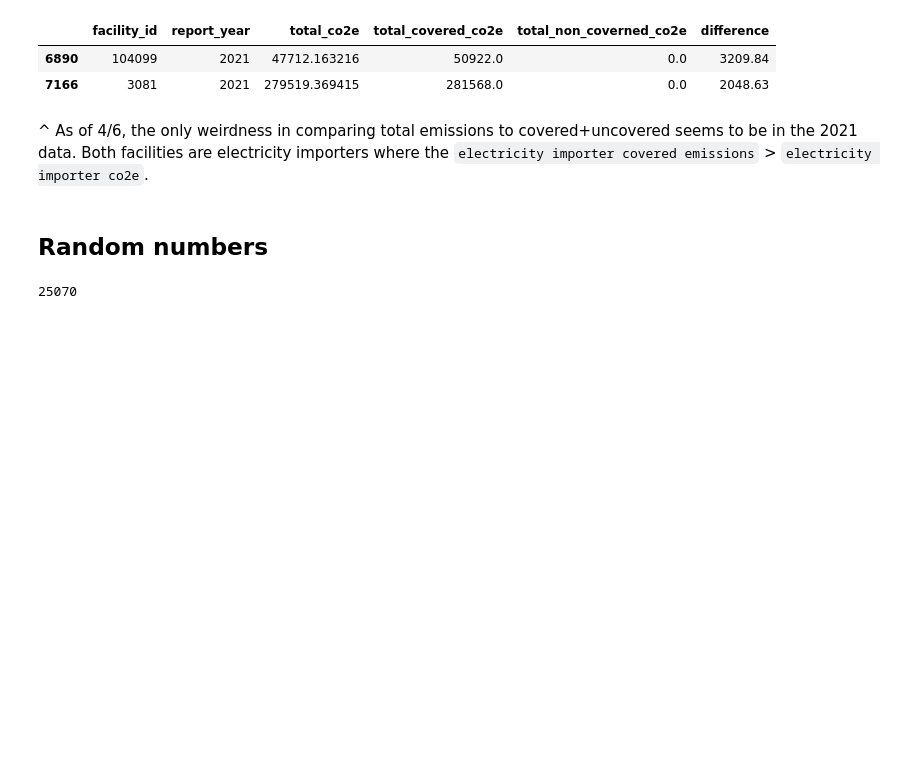
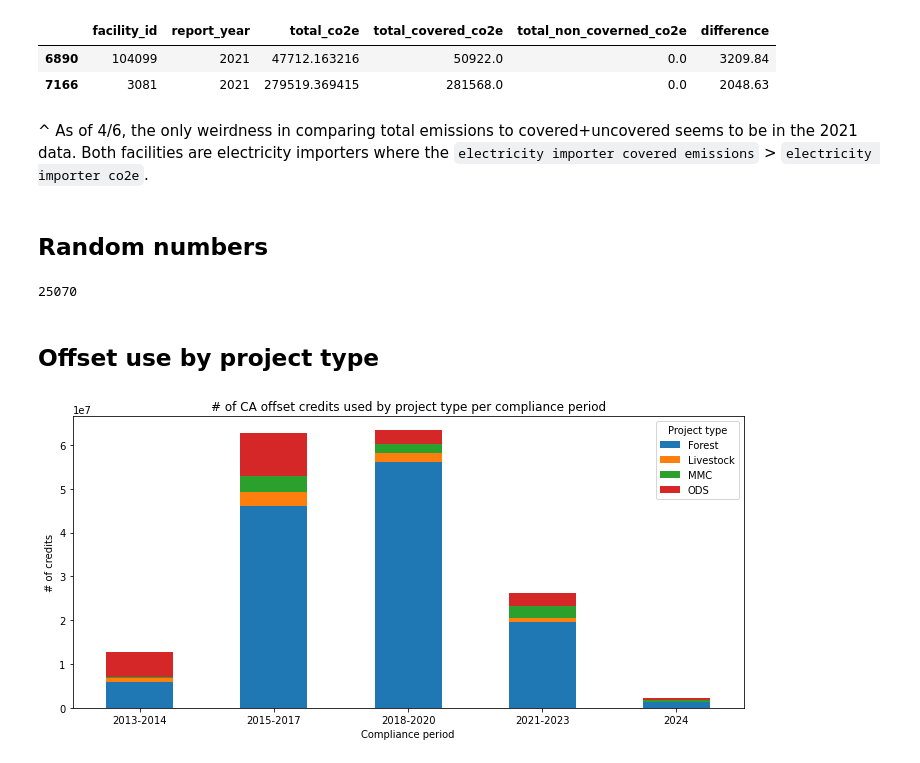
Before and after one commit to carbonplan/slcp-offsetting, a Jupyter notebook: timeseries-data/ca-timeseries.ipynb, the cells around one changed output. Cells and saved outputs as stored; diff of their text form; code cells hidden in the pictures; blank space fills up the shorter version.

Commit message:
added some notebook figs looking at offset use breakdown

```diff
--- a/timeseries-data/ca-timeseries.ipynb
+++ b/timeseries-data/ca-timeseries.ipynb
@@ -730,3 +730,30 @@ offset_use_issuance_table = {
 print (offset_use_compliance_report['2013-2014']-offset_use_issuance_table['2013-2014'])
 # %% [output]
 25070
+# %% [markdown]
+## Offset use by project type
+# %%
+compliance_cols = ['compliance_1', 'compliance_2', 'compliance_3', 'compliance_4', 'compliance_5']
+period_labels   = ['2013-2014', '2015-2017', '2018-2020', '2021-2023', '2024']
+
+melted = df_issuance.melt(
+    id_vars='project_type',
+    value_vars=compliance_cols,
+    var_name='period',
+    value_name='credits'
+)
+
+period_credits = melted.groupby(['period', 'project_type'])['credits'].sum().unstack(fill_value=0)
+# period_shares = period_shares.div(period_shares.sum(axis=1), axis=0)
+period_credits.index = period_labels
+
+period_credits.plot(kind='bar', stacked=True, figsize=(10, 5))
+plt.xlabel("Compliance period")
+plt.ylabel("# of credits")
+plt.title("# of CA offset credits used by project type per compliance period")
+plt.legend(title="Project type")
+plt.xticks(rotation=0)
+plt.tight_layout()
+plt.show()
+# %% [output]
+[figure, added]
```
Also changed, not shown: parts of 3 cells of this notebook.
